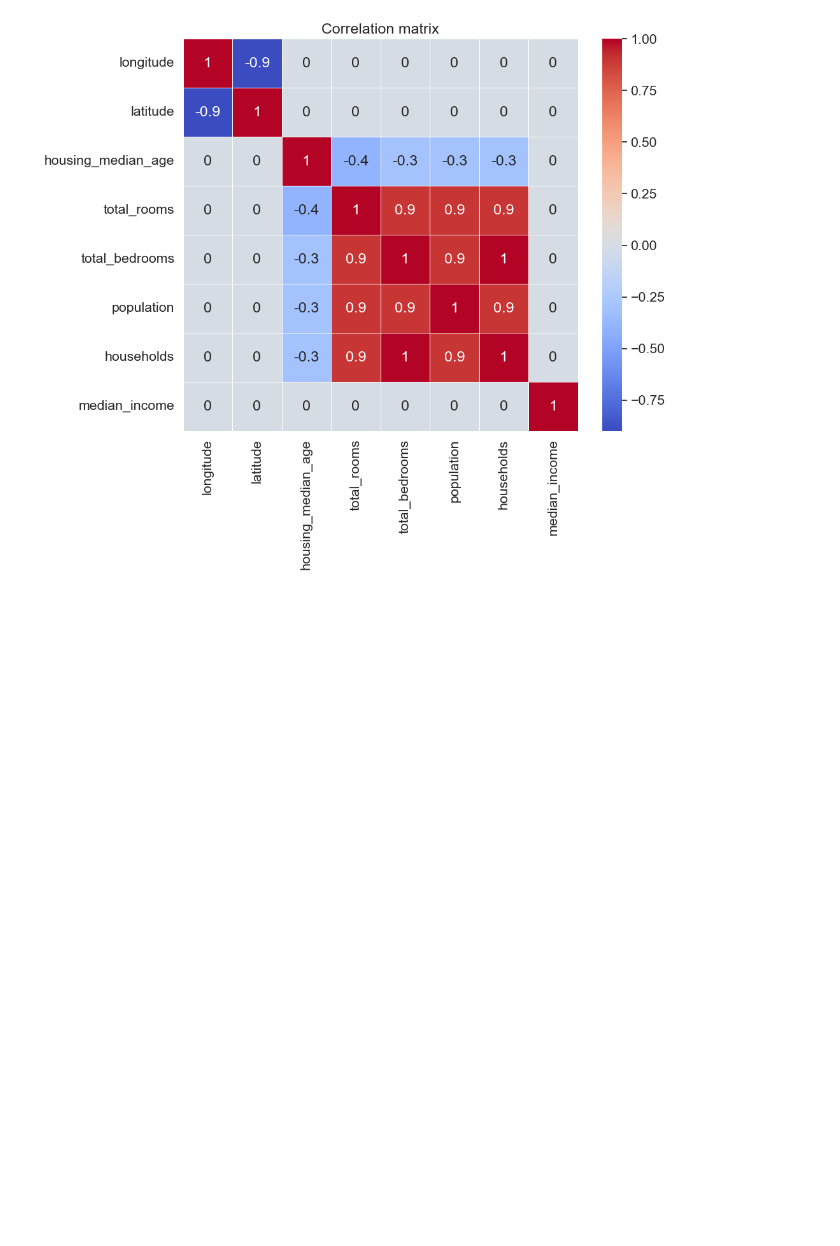
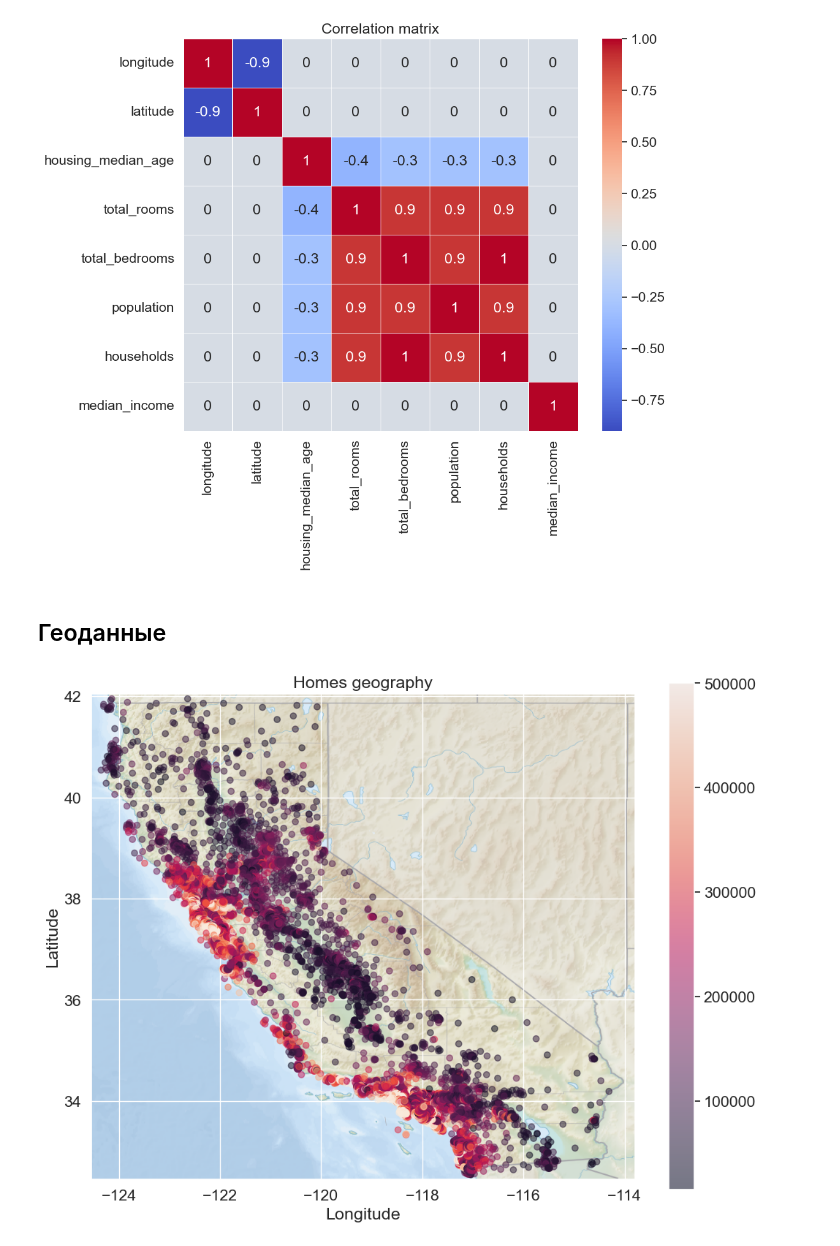
Before and after one commit to egor-menshikov/Jupyter_GB, a Jupyter notebook: Lectures/pd4.ipynb, the cells around one changed output. Drawn from its saved outputs; the diff is of its cells as text; code cells hidden in the pictures; blank space fills up the shorter version.

```diff
--- a/Lectures/pd4.ipynb
+++ b/Lectures/pd4.ipynb
@@ -263,3 +369,32 @@ sns.heatmap(corr_matrix, annot=True, linewidths=.5, cmap='coolwarm')
 plt.title('Correlation matrix');
 # %% [output]
 [figure]
+# %% [markdown]
+## Геоданные
+# %%
+min_long = -124.55
+max_long = -113.80
+
+min_lat = 32.45
+max_lat = 42.05
+# %%
+import matplotlib.image as img
+california_map = img.imread('California.png')
+
+plt.figure(figsize=(12, 9))
+plt.imshow(california_map,
+           extent=[min_long, max_long, min_lat, max_lat], alpha=0.5);
+# %%
+plt.figure(figsize=(12, 9))
+
+sc = plt.scatter(ds['longitude'], ds['latitude'], alpha=0.5, c=ds['median_house_value'])
+
+plt.imshow(california_map,
+           extent=[min_long, max_long, min_lat, max_lat], alpha=0.5)
+
+plt.colorbar(sc)
+plt.xlabel("Longitude")
+plt.ylabel("Latitude")
+plt.title("Homes geography");
+# %% [output]
+[figure, added]
```
Also changed, not shown: parts of 35 cells of this notebook, 1 other file.
